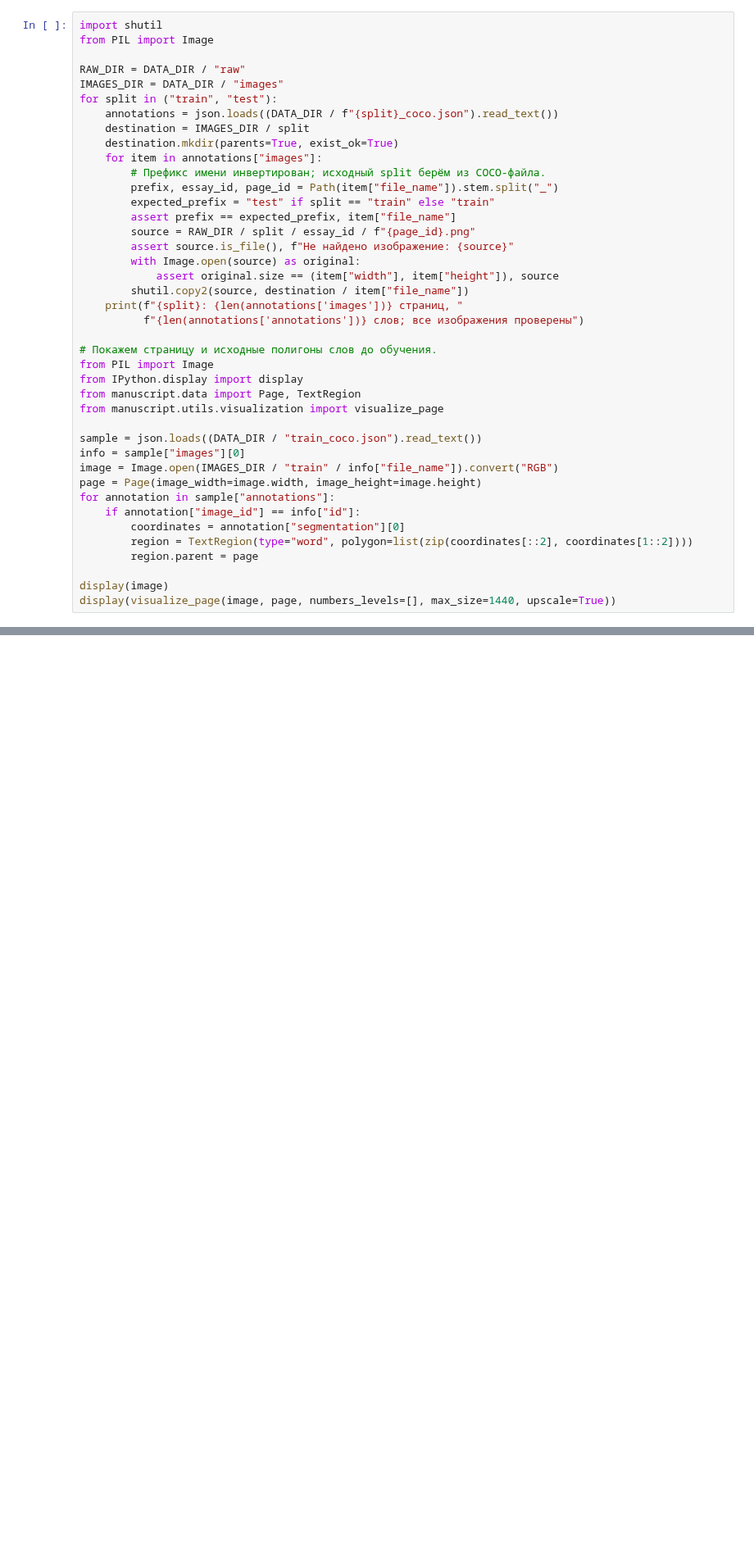
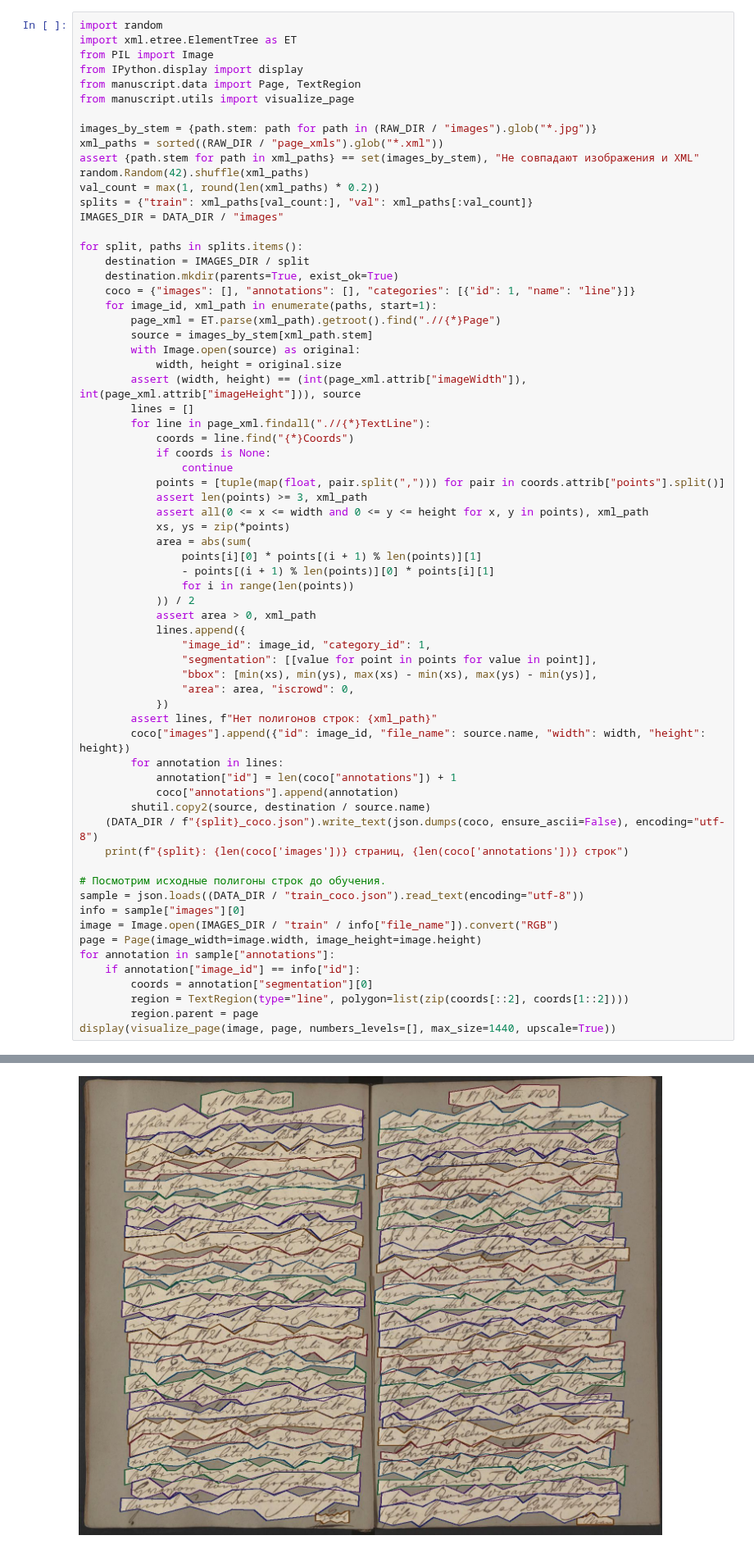
Before and after one commit to konstantinkozhin/manuscript-ocr, a Jupyter notebook: notebooks/v_0_1_13/Обучение_детектора_EAST.ipynb, the cells around one changed output, grey strips where cells are left out. Shown at 82% size. Cells and saved outputs as stored; diff of their text form; blank space fills up the shorter version.

```diff
--- a/notebooks/v_0_1_13/Обучение_детектора_EAST.ipynb
+++ b/notebooks/v_0_1_13/Обучение_детектора_EAST.ipynb
@@ -86,41 +63,68 @@ HTTPError: HTTP Error 403: Forbidden
 # %%
-import shutil
-from PIL import Image
-
-RAW_DIR = DATA_DIR / "raw"
-IMAGES_DIR = DATA_DIR / "images"
-for split in ("train", "test"):
-    annotations = json.loads((DATA_DIR / f"{split}_coco.json").read_text())
-    destination = IMAGES_DIR / split
-    destination.mkdir(parents=True, exist_ok=True)
-    for item in annotations["images"]:
-        # Префикс имени инвертирован; исходный split берём из COCO-файла.
-        prefix, essay_id, page_id = Path(item["file_name"]).stem.split("_")
-        expected_prefix = "test" if split == "train" else "train"
-        assert prefix == expected_prefix, item["file_name"]
-        source = RAW_DIR / split / essay_id / f"{page_id}.png"
-        assert source.is_file(), f"Не найдено изображение: {source}"
-        with Image.open(source) as original:
-            assert original.size == (item["width"], item["height"]), source
-        shutil.copy2(source, destination / item["file_name"])
-    print(f"{split}: {len(annotations['images'])} страниц, "
-          f"{len(annotations['annotations'])} слов; все изображения проверены")
-
-# Покажем страницу и исходные полигоны слов до обучения.
+import random
+import xml.etree.ElementTree as ET
 from PIL import Image
 from IPython.display import display
 from manuscript.data import Page, TextRegion
-from manuscript.utils.visualization import visualize_page
+from manuscript.utils import visualize_page
 
-sample = json.loads((DATA_DIR / "train_coco.json").read_text())
+images_by_stem = {path.stem: path for path in (RAW_DIR / "images").glob("*.jpg")}
+xml_paths = sorted((RAW_DIR / "page_xmls").glob("*.xml"))
+assert {path.stem for path in xml_paths} == set(images_by_stem), "Не совпадают изображения и XML"
+random.Random(42).shuffle(xml_paths)
+val_count = max(1, round(len(xml_paths) * 0.2))
+splits = {"train": xml_paths[val_count:], "val": xml_paths[:val_count]}
+IMAGES_DIR = DATA_DIR / "images"
+
+for split, paths in splits.items():
+    destination = IMAGES_DIR / split
+    destination.mkdir(parents=True, exist_ok=True)
+    coco = {"images": [], "annotations": [], "categories": [{"id": 1, "name": "line"}]}
+    for image_id, xml_path in enumerate(paths, start=1):
+        page_xml = ET.parse(xml_path).getroot().find(".//{*}Page")
+        source = images_by_stem[xml_path.stem]
+        with Image.open(source) as original:
+            width, height = original.size
+        assert (width, height) == (int(page_xml.attrib["imageWidth"]), int(page_xml.attrib["imageHeight"])), source
+        lines = []
+        for line in page_xml.findall(".//{*}TextLine"):
+            coords = line.find("{*}Coords")
+            if coords is None:
+                continue
+            points = [tuple(map(float, pair.split(","))) for pair in coords.attrib["points"].split()]
+            assert len(points) >= 3, xml_path
+            assert all(0 <= x <= width and 0 <= y <= height for x, y in points), xml_path
+            xs, ys = zip(*points)
+            area = abs(sum(
+                points[i][0] * points[(i + 1) % len(points)][1]
+                - points[(i + 1) % len(points)][0] * points[i][1]
+                for i in range(len(points))
+            )) / 2
+            assert area > 0, xml_path
+            lines.append({
+                "image_id": image_id, "category_id": 1,
+                "segmentation": [[value for point in points for value in point]],
+                "bbox": [min(xs), min(ys), max(xs) - min(xs), max(ys) - min(ys)],
+                "area": area, "iscrowd": 0,
+            })
+        assert lines, f"Нет полигонов строк: {xml_path}"
+        coco["images"].append({"id": image_id, "file_name": source.name, "width": width, "height": height})
+        for annotation in lines:
+            annotation["id"] = len(coco["annotations"]) + 1
+            coco["annotations"].append(annotation)
+        shutil.copy2(source, destination / source.name)
+    (DATA_DIR / f"{split}_coco.json").write_text(json.dumps(coco, ensure_ascii=False), encoding="utf-8")
+    print(f"{split}: {len(coco['images'])} страниц, {len(coco['annotations'])} строк")
+
+# Посмотрим исходные полигоны строк до обучения.
+sample = json.loads((DATA_DIR / "train_coco.json").read_text(encoding="utf-8"))
 info = sample["images"][0]
 image = Image.open(IMAGES_DIR / "train" / info["file_name"]).convert("RGB")
 page = Page(image_width=image.width, image_height=image.height)
 for annotation in sample["annotations"]:
     if annotation["image_id"] == info["id"]:
-        coordinates = annotation["segmentation"][0]
-        region = TextRegion(type="word", polygon=list(zip(coordinates[::2], coordinates[1::2])))
+        coords = annotation["segmentation"][0]
+        region = TextRegion(type="line", polygon=list(zip(coords[::2], coords[1::2])))
         region.parent = page
-
-display(image)
 display(visualize_page(image, page, numbers_levels=[], max_size=1440, upscale=True))
+# %% [output]
@@ -127,3 +133,4 @@ display(visualize_page(image, page, numbers_levels=[], max_size=1440, upscale=Tr
+[figure, added]
 # %% [markdown]
 ## 4. Обучение
 
```
Also changed, not shown: parts of 11 cells of this notebook, 25 other files.
